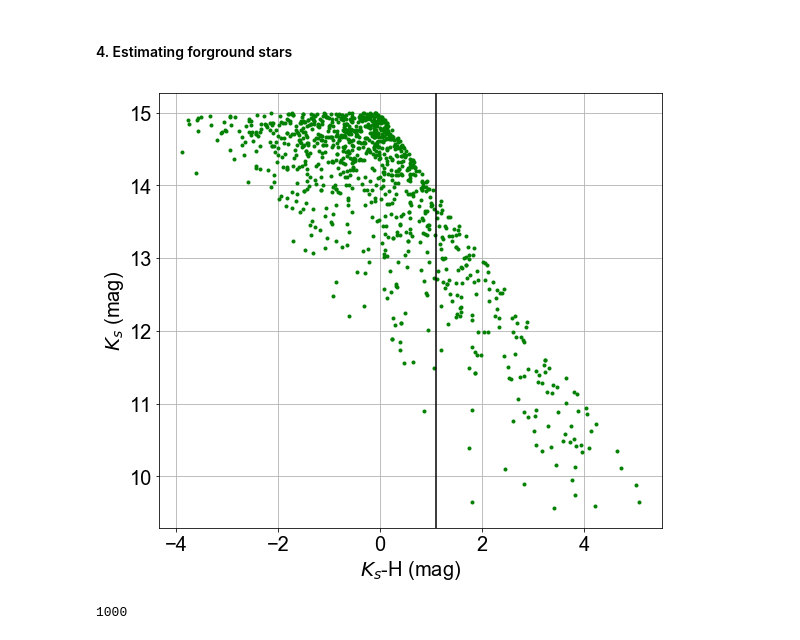
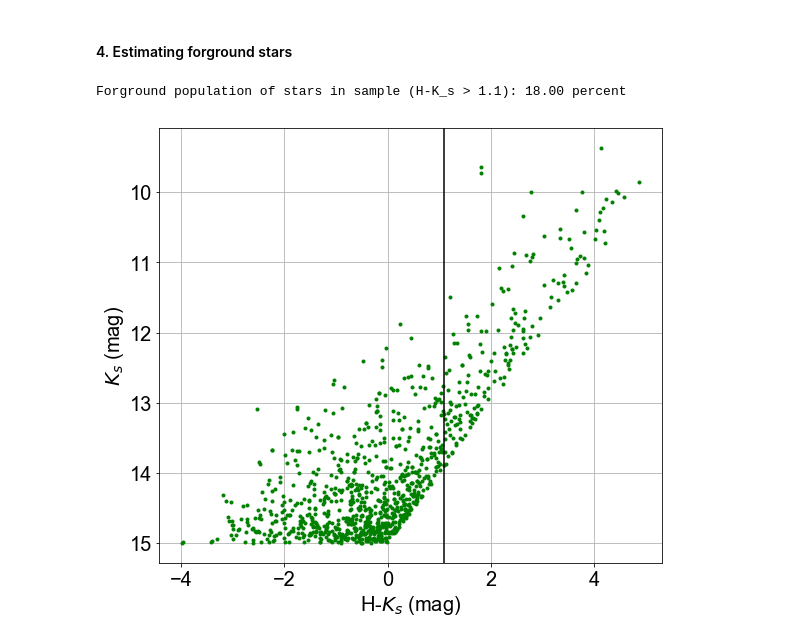
Before and after one commit to SoumyaShreeram/Slitless_spectroscopy, a Jupyter notebook: 02_Using_GALACTICNUCLEUS_catalog_to_produce_spectral_images.ipynb, the cells around one changed output. Cells and saved outputs as stored; diff of their text form; code cells hidden in the pictures.

```diff
--- a/02_Using_GALACTICNUCLEUS_catalog_to_produce_spectral_images.ipynb
+++ b/02_Using_GALACTICNUCLEUS_catalog_to_produce_spectral_images.ipynb
@@ -82,11 +82,14 @@ The size of dispersion is set to be 600 pixels
 Star distribution parameters
 # %%
 # Load the 10 random spectra with added LSF, which can be associated with the stars in the FOV.
-flux_LSF2D, params = np.load('Data/flux_K2D_LSF.npy'), np.load('Data/params.npy')
+flux_LSF2D, params = np.load('Data/flux_K2D_LSF_norm.npy'), np.load('Data/params.npy')
 waves_k = np.load('Data/waves_k.npy')
 
 # division of stars chosen in FOV, considering 10 temperatures with 10 log g's
 stars_divide = [0.1, 0.0, 0.0, 0.0, 0.0, 0.0, 0.0, 0.0, 0.0, 0.9]
+
+# selection cut to select forground star
+forground_star_cut = 1.1
 # %% [markdown]
 #### 2. Selection Procedure
 
@@ -167,17 +172,19 @@ pt.plotContour(l_pix, u_pix, flux_matrix2D)
 # %% [markdown]
 #### 4. Estimating forground stars
 # %%
+# applying same cuts to H-band as those applied to K_s
 mag_H = mag_H[mag_H<cut_off_ll]
+mag_H_new = mag_H[idx]
 
+# plot the result
 fig, ax = plt.subplots(1,1,figsize=(9,8))
+ax.plot(mag_H_new-mag_Ks, mag_Ks, 'g.')
+ax.invert_yaxis()
 
-ax.plot(mag_H-mag_Ks, mag_Ks, 'g.')
 #plot vertical line signifying the cut-off
-ax.axvline(1.1, color='k')
-pt.setLabel(ax, r'$K_s$-H (mag)', r'$K_s$ (mag)', '', 'default', 'default', legend=False)
+ax.axvline(forground_star_cut, color='k')
+pt.setLabel(ax, r'H-$K_s$ (mag)', r'$K_s$ (mag)', '', 'default', 'default', legend=False)
+ss.printForgroundPopulation(mag_H_new-mag_Ks, max_stars)
 # %% [output]
+Forground population of stars in sample (H-K_s > 1.1): 18.00 percent
-[figure, old version]
+[figure, new version]
-# %%
-len(mag_Ks)
-# %% [output]
-1000
```
Also changed, not shown: parts of 4 cells of this notebook, 5 other files.
